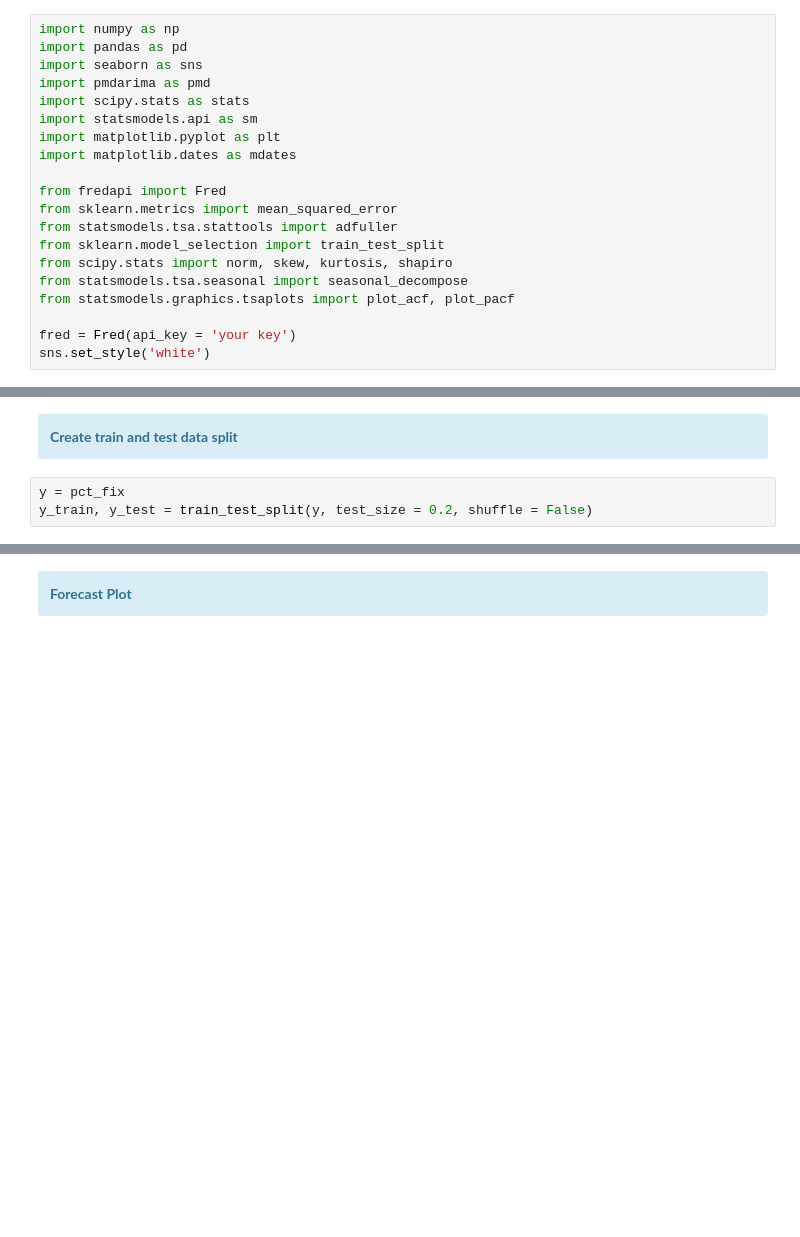
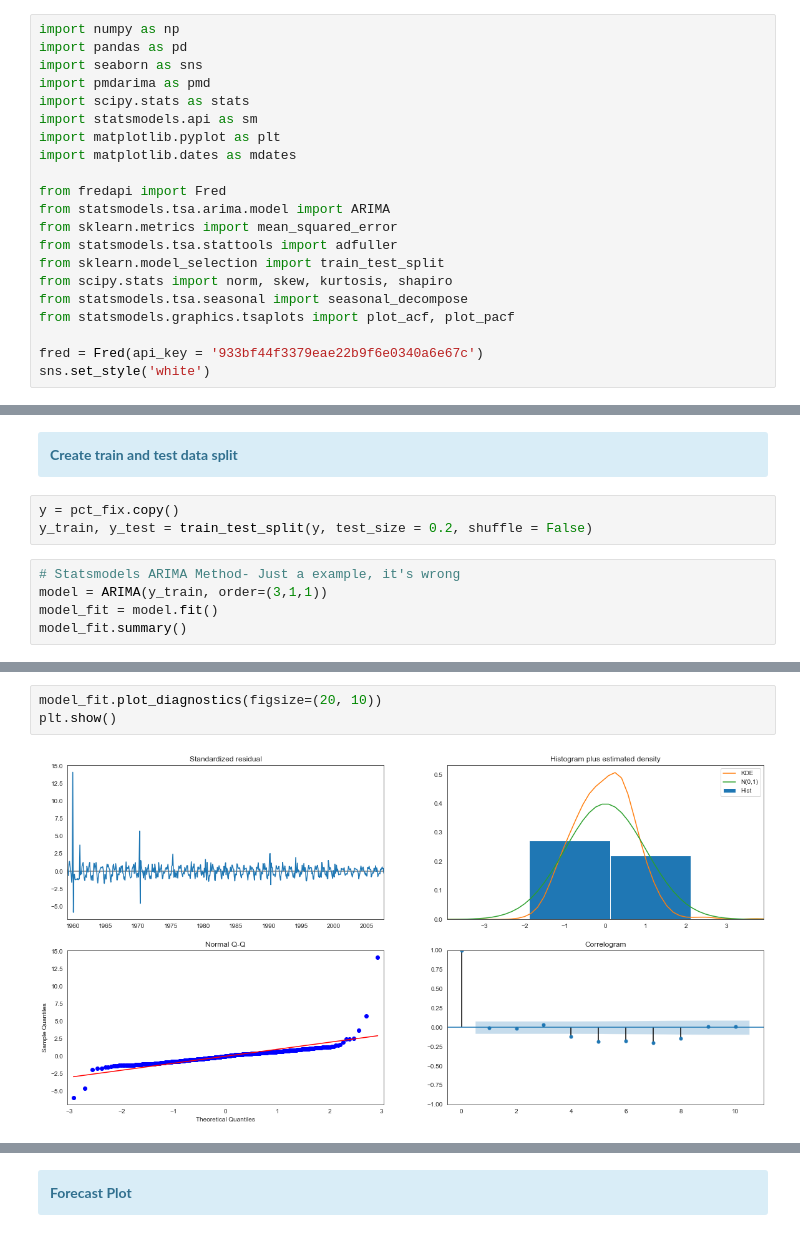
Before and after one commit to Pedro-Ivo/Population_Time_Series, a Jupyter notebook: United States population growth.ipynb, the cells around one changed output, grey strips where cells are left out. Saved outputs shown, nothing was run; the diff lists cells and outputs as text; blank space fills up the shorter version.

```diff
--- a/United States population growth.ipynb
+++ b/United States population growth.ipynb
@@ -13,6 +13,7 @@ import matplotlib.pyplot as plt
 import matplotlib.dates as mdates
 
 from fredapi import Fred
+from statsmodels.tsa.arima.model import ARIMA
 from sklearn.metrics import mean_squared_error
 from statsmodels.tsa.stattools import adfuller
 from sklearn.model_selection import train_test_split
@@ -20,7 +21,7 @@ from scipy.stats import norm, skew, kurtosis, shapiro
 from statsmodels.tsa.seasonal import seasonal_decompose
 from statsmodels.graphics.tsaplots import plot_acf, plot_pacf
 
-fred = Fred(api_key = 'your key')
+fred = Fred(api_key = '933bf44f3379eae22b9f6e0340a6e67c')
 sns.set_style('white')
 # %% [markdown]
 <div class="alert alert-block alert-info">
@@ -390,5 +319,10 @@ pacf_diff = plot_pacf(pct_fix,  title = 'Partial Autocorrelation of percentage c
 <b>Create train and test data split</b>
 </div>
 # %%
-y = pct_fix
+y = pct_fix.copy()
 y_train, y_test = train_test_split(y, test_size = 0.2, shuffle = False)
+# %%
+# Statsmodels ARIMA Method- Just a example, it's wrong
+model = ARIMA(y_train, order=(3,1,1))
+model_fit = model.fit()
+model_fit.summary()
@@ -394,0 +351,5 @@ y_train, y_test = train_test_split(y, test_size = 0.2, shuffle = False)
+# %%
+model_fit.plot_diagnostics(figsize=(20, 10))
+plt.show()
+# %% [output]
+[figure, added]
```
Also changed, not shown: parts of 38 cells of this notebook.
